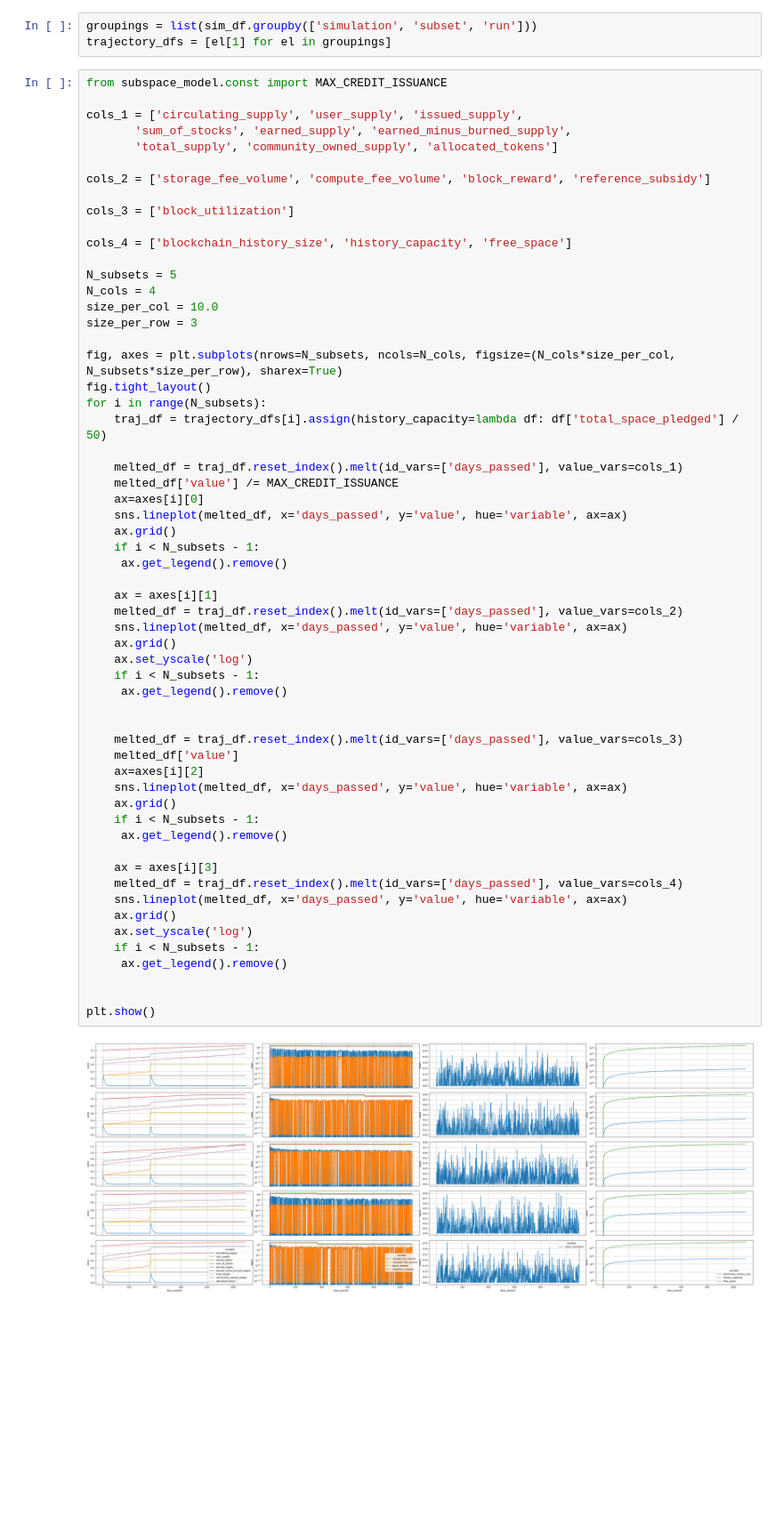
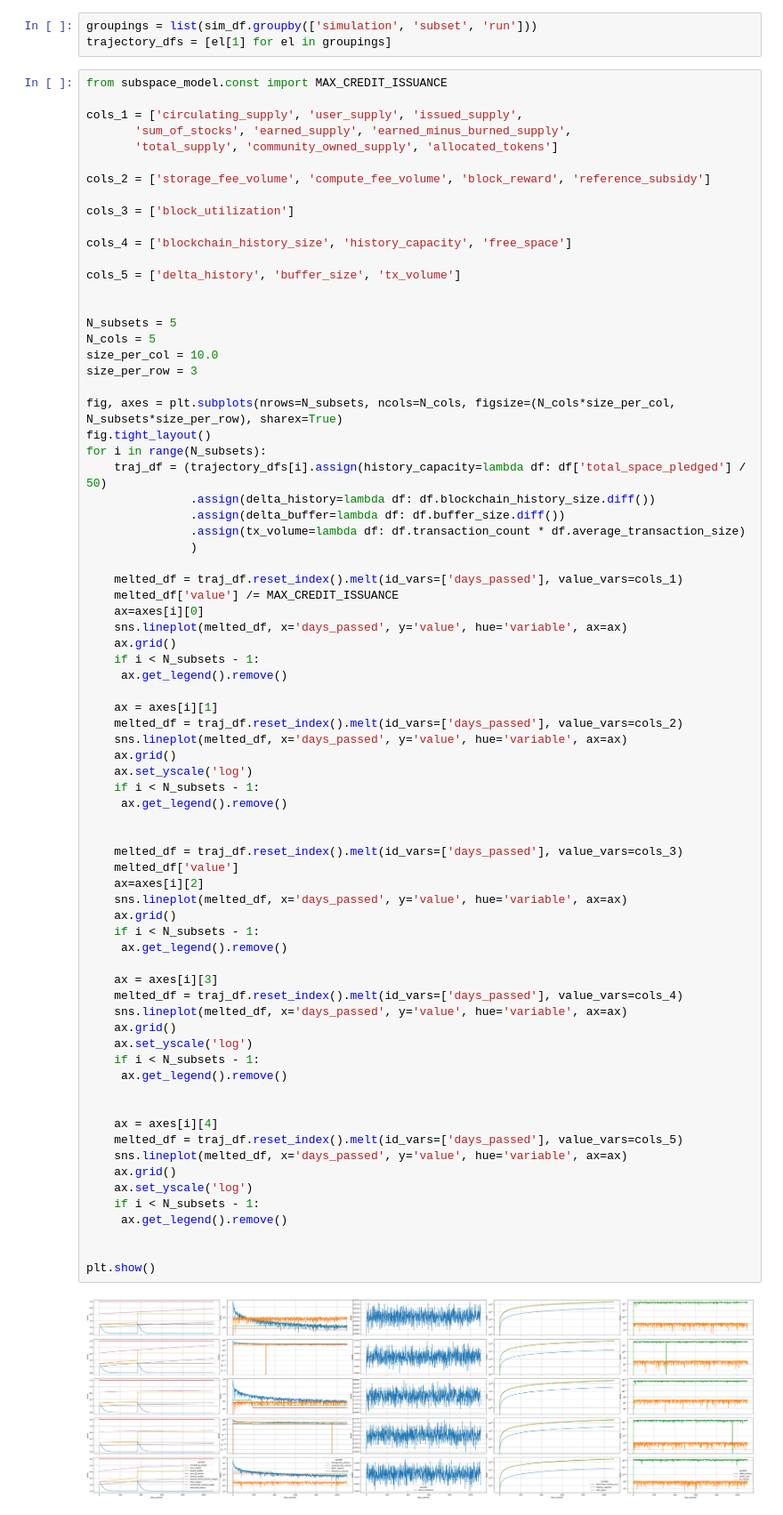
Before and after one commit to BlockScience/subspace, a Jupyter notebook: notebooks/exploratory/inspect_psuu_timestep_tensor.ipynb, the cells around one changed output. Shown at 89% size. Saved outputs shown, nothing was run; the diff lists cells and outputs as text; blank space fills up the shorter version.

```diff
--- a/notebooks/exploratory/inspect_psuu_timestep_tensor.ipynb
+++ b/notebooks/exploratory/inspect_psuu_timestep_tensor.ipynb
@@ -47,15 +47,22 @@ cols_3 = ['block_utilization']
 
 cols_4 = ['blockchain_history_size', 'history_capacity', 'free_space']
 
+cols_5 = ['delta_history', 'buffer_size', 'tx_volume']
+
+
 N_subsets = 5
-N_cols = 4
+N_cols = 5
 size_per_col = 10.0
 size_per_row = 3
 
 fig, axes = plt.subplots(nrows=N_subsets, ncols=N_cols, figsize=(N_cols*size_per_col, N_subsets*size_per_row), sharex=True)
 fig.tight_layout()
 for i in range(N_subsets):
-    traj_df = trajectory_dfs[i].assign(history_capacity=lambda df: df['total_space_pledged'] / 50)
+    traj_df = (trajectory_dfs[i].assign(history_capacity=lambda df: df['total_space_pledged'] / 50)
+               .assign(delta_history=lambda df: df.blockchain_history_size.diff())
+               .assign(delta_buffer=lambda df: df.buffer_size.diff())
+               .assign(tx_volume=lambda df: df.transaction_count * df.average_transaction_size)
+               )
 
     melted_df = traj_df.reset_index().melt(id_vars=['days_passed'], value_vars=cols_1)
     melted_df['value'] /= MAX_CREDIT_ISSUANCE
@@ -66,31 +73,40 @@ for i in range(N_subsets):
      ax.get_legend().remove()
 
     ax = axes[i][1]
     melted_df = traj_df.reset_index().melt(id_vars=['days_passed'], value_vars=cols_2)
     sns.lineplot(melted_df, x='days_passed', y='value', hue='variable', ax=ax)
     ax.grid()
     ax.set_yscale('log')
     if i < N_subsets - 1:
      ax.get_legend().remove()
 
 
     melted_df = traj_df.reset_index().melt(id_vars=['days_passed'], value_vars=cols_3)
     melted_df['value']
     ax=axes[i][2]
     sns.lineplot(melted_df, x='days_passed', y='value', hue='variable', ax=ax)
     ax.grid()
     if i < N_subsets - 1:
      ax.get_legend().remove()
 
     ax = axes[i][3]
     melted_df = traj_df.reset_index().melt(id_vars=['days_passed'], value_vars=cols_4)
     sns.lineplot(melted_df, x='days_passed', y='value', hue='variable', ax=ax)
     ax.grid()
     ax.set_yscale('log')
     if i < N_subsets - 1:
      ax.get_legend().remove()
 
 
+    ax = axes[i][4]
+    melted_df = traj_df.reset_index().melt(id_vars=['days_passed'], value_vars=cols_5)
+    sns.lineplot(melted_df, x='days_passed', y='value', hue='variable', ax=ax)
+    ax.grid()
+    ax.set_yscale('log')
+    if i < N_subsets - 1:
+     ax.get_legend().remove()
+
+
 plt.show()
 # %% [output]
-[figure, old version]
+[figure, new version]
```
Also changed, not shown: 1 other file.
